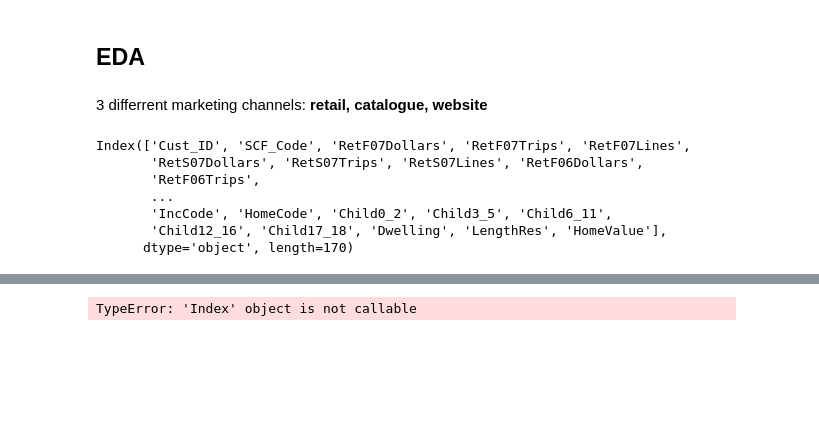
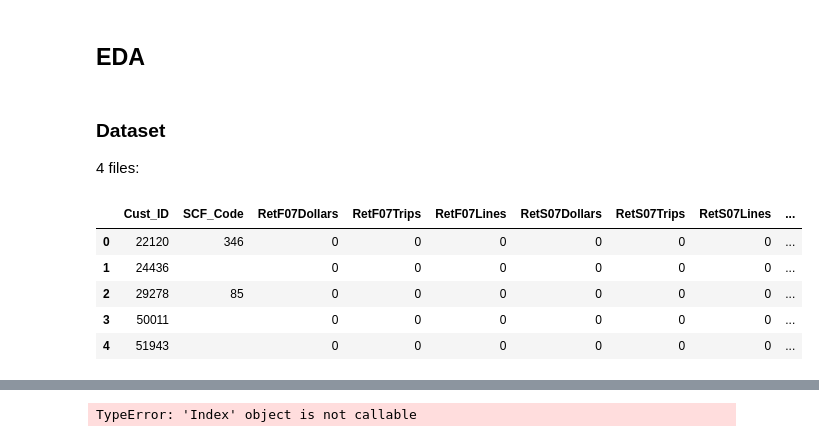
Before and after one commit to YassineOudghiri/dma-group-assignment-1, a Jupyter notebook: code.ipynb, the cells around one changed output, grey strips where cells are left out. Cells and saved outputs as stored; diff of their text form; code cells hidden in the pictures; blank space fills up the shorter version.

```diff
--- a/code.ipynb
+++ b/code.ipynb
@@ -46,20 +27,21 @@ pd.options.display.max_columns = None
 pd.options.display.max_rows = None
 # %% [markdown]
 ## EDA
+# %% [markdown]
+### Dataset
+
+4 files:
 # %%
 customers = pd.read_csv('datasets/DMEFExtractSummaryV01.csv')
 contacts = pd.read_csv('datasets/DMEFExtractContactsV01.csv')
 orders = pd.read_csv('datasets/DMEFExtractOrdersV01.csv')
 line_items = pd.read_csv('datasets/DMEFExtractLinesV01.csv')
-# %% [markdown]
-3 differrent marketing channels: __retail, catalogue, website__
 # %%
-customers.columns
+customers.head()
 # %% [output]
-Index(['Cust_ID', 'SCF_Code', 'RetF07Dollars', 'RetF07Trips', 'RetF07Lines',
-       'RetS07Dollars', 'RetS07Trips', 'RetS07Lines', 'RetF06Dollars',
-       'RetF06Trips',
-       ...
-       'IncCode', 'HomeCode', 'Child0_2', 'Child3_5', 'Child6_11',
-       'Child12_16', 'Child17_18', 'Dwelling', 'LengthRes', 'HomeValue'],
-      dtype='object', length=170)
+|  | Cust_ID | SCF_Code | RetF07Dollars | RetF07Trips | RetF07Lines | RetS07Dollars | RetS07Trips | RetS07Lines | ... |
+| 0 | 22120 | 346 | 0 | 0 | 0 | 0 | 0 | 0 | ... |
+| 1 | 24436 |  | 0 | 0 | 0 | 0 | 0 | 0 | ... |
+| 2 | 29278 | 85 | 0 | 0 | 0 | 0 | 0 | 0 | ... |
+| 3 | 50011 |  | 0 | 0 | 0 | 0 | 0 | 0 | ... |
+| 4 | 51943 |  | 0 | 0 | 0 | 0 | 0 | 0 | ... |
```
Also changed, not shown: parts of 7 cells of this notebook, 1 other file.
